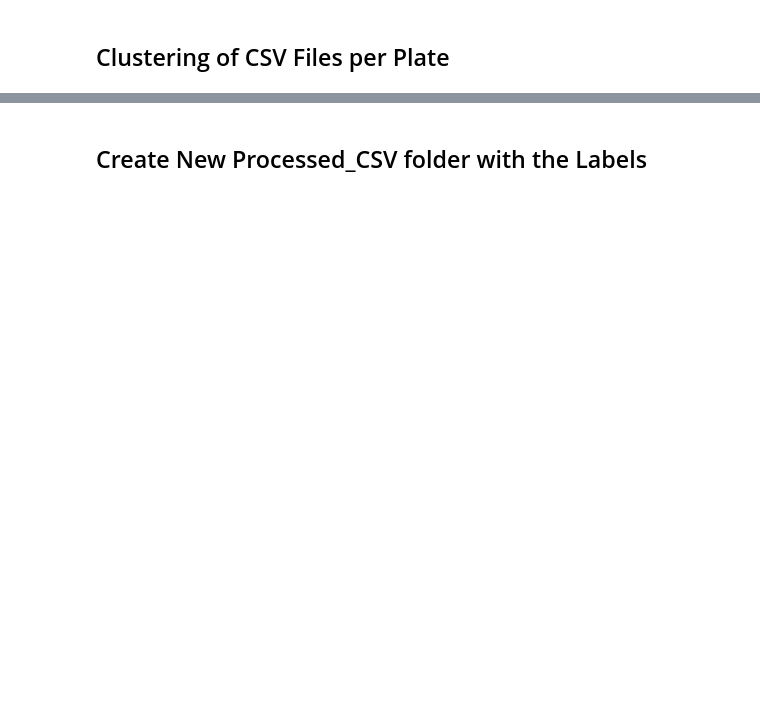
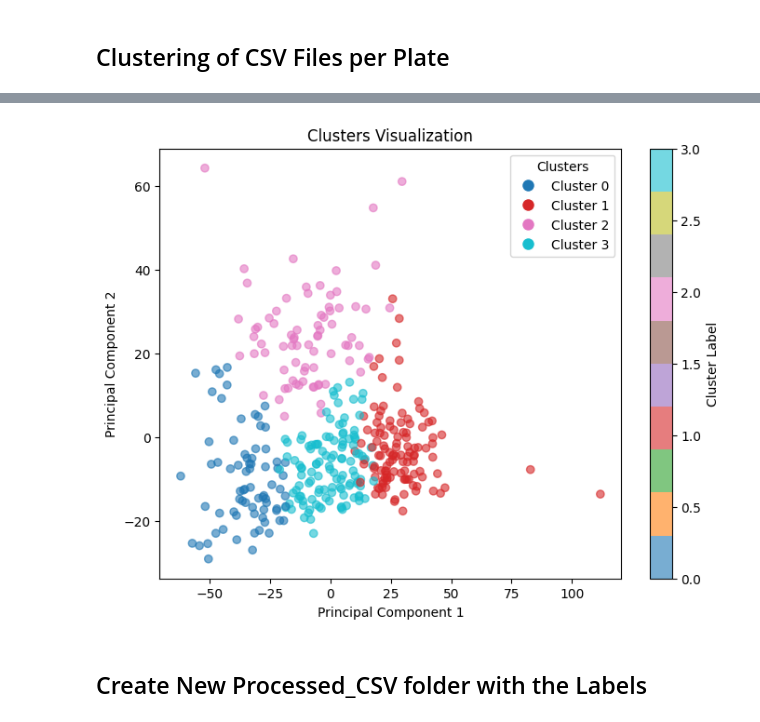
Before and after one commit to ThorstenCodes/MorphoMind, a Jupyter notebook: Notebooks/writing_labels_to_csv.ipynb, the cells around one changed output, grey strips where cells are left out. Drawn from its saved outputs; the diff is of its cells as text; code cells hidden in the pictures; blank space fills up the shorter version.

```diff
--- a/Notebooks/writing_labels_to_csv.ipynb
+++ b/Notebooks/writing_labels_to_csv.ipynb
@@ -58,3 +60,41 @@ plt.show()
+# %%
+from sklearn.cluster import KMeans
+from sklearn.decomposition import PCA
+import matplotlib.pyplot as plt
+import numpy as np
+
+# Assuming numeric_data_scaled is defined and scaled appropriately
+# Example: numeric_data_scaled = np.random.rand(100, 10) # Dummy data for illustration
+
+n_clusters = 4  # Adjust based on your needs
+
+# Apply K-Means clustering
+kmeans = KMeans(n_clusters=n_clusters, random_state=42)
+clusters = kmeans.fit_predict(numeric_data_scaled)
+
+# Reduce the data to two principal components for visualization
+pca = PCA(n_components=2)
+principal_components = pca.fit_transform(numeric_data_scaled)
+
+# Plot the clusters
+plt.figure(figsize=(8, 6))
+scatter = plt.scatter(principal_components[:, 0], principal_components[:, 1], c=clusters, cmap='tab10', marker='o', alpha=0.6)
+plt.title('Clusters Visualization')
+plt.xlabel('Principal Component 1')
+plt.ylabel('Principal Component 2')
+
+# Create a colorbar
+plt.colorbar(scatter, label='Cluster Label')
+
+# Create a legend
+legend_labels = {i: f'Cluster {i}' for i in range(n_clusters)}
+legend_handles = [plt.Line2D([0], [0], marker='o', color='w', label=legend_labels[i],
+                             markerfacecolor=scatter.cmap(scatter.norm(i)), markersize=10) for i in range(n_clusters)]
+plt.legend(handles=legend_handles, title="Clusters")
+
+plt.show()
+# %% [output]
+[figure, added]
 # %% [markdown]
 ## Create New Processed_CSV folder with the Labels
 # %%
```
Also changed, not shown: parts of 4 cells of this notebook.
